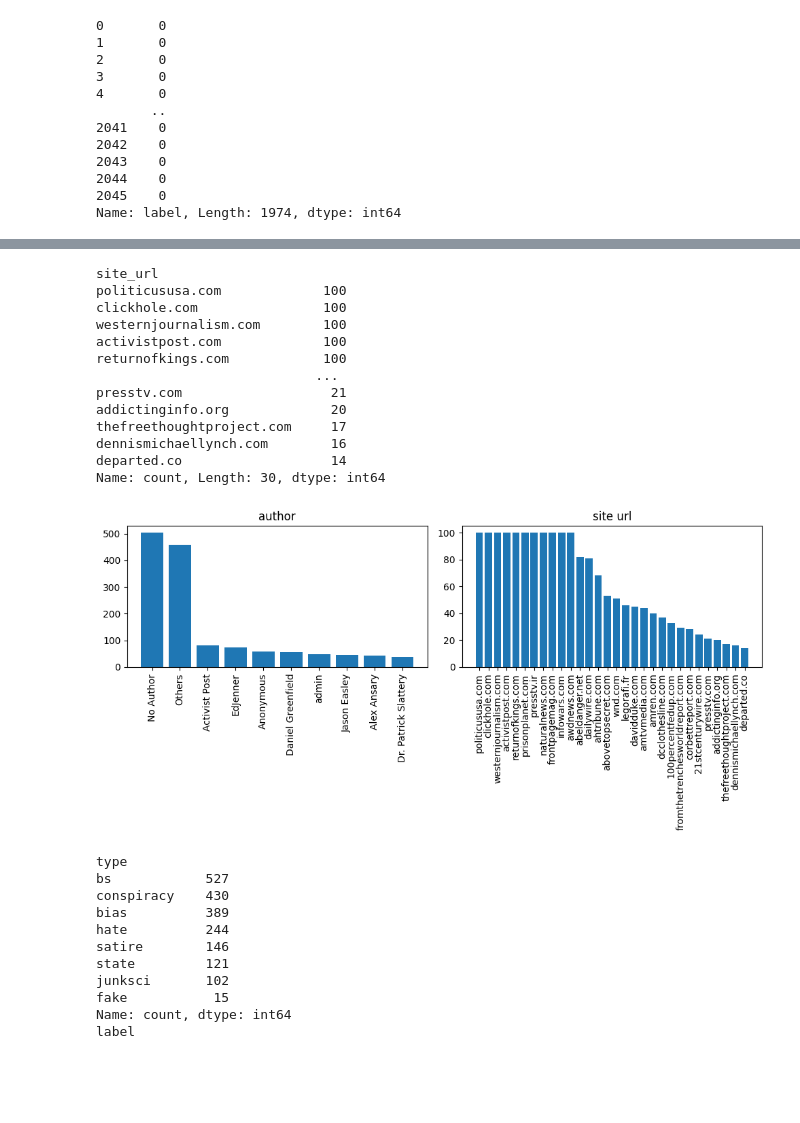
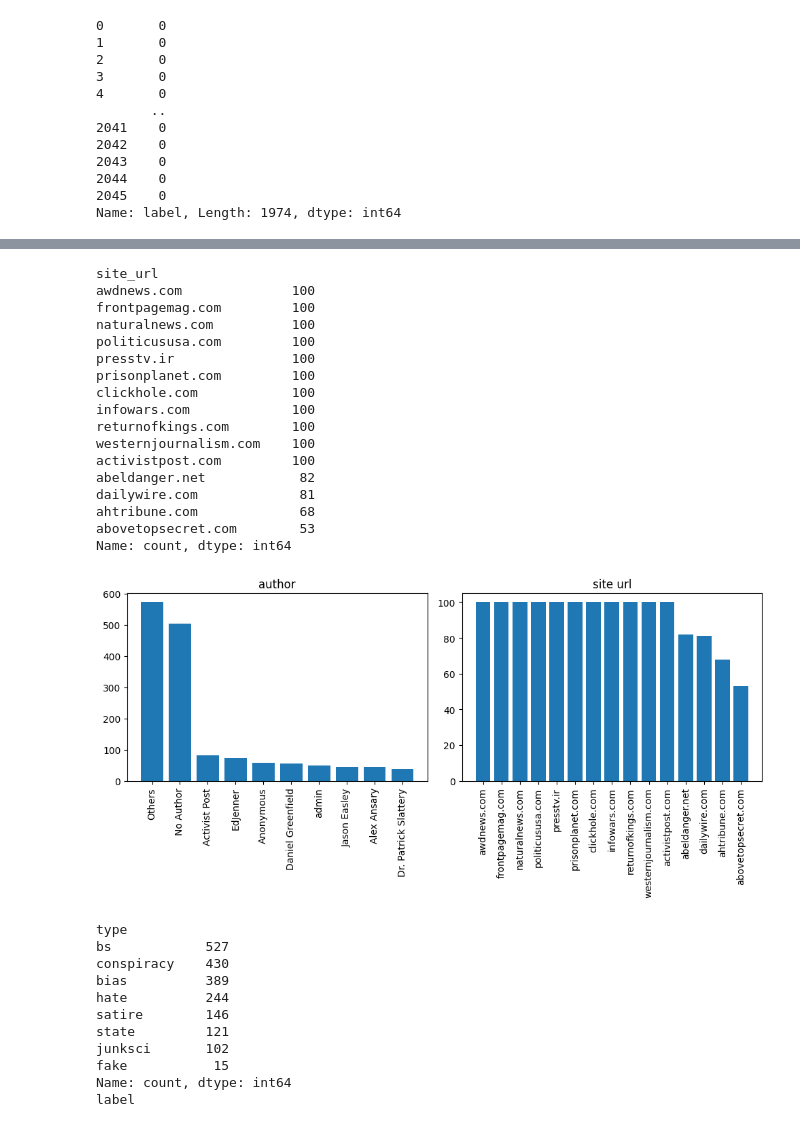
Before and after one commit to pkdc/fake-news-classifier, a Jupyter notebook: notebooks/fake_news.ipynb, the cells around one changed output, grey strips where cells are left out. Drawn from its saved outputs; the diff is of its cells as text; code cells hidden in the pictures; blank space fills up the shorter version.

Commit message:
preprocessed site url col

```diff
--- a/notebooks/fake_news.ipynb
+++ b/notebooks/fake_news.ipynb
@@ -233,7 +208,7 @@ Name: label, Length: 1974, dtype: int64
 author_count = data['author'].value_counts()
 # print(author_count)
 
-author_threshold = author_count.quantile(0.85)
+author_threshold = author_count.quantile(0.9)
 print(author_threshold)
 
 top_authors = author_count[author_count >= author_threshold].index
@@ -258,0 +234,11 @@ Name: count, Length: 90, dtype: int64
+# %%
+# preprocess author column
+url_count = data['site_url'].value_counts()
+# print(url_count)
+
+url_threshold = 5
+top_urls = url_count[url_count >= url_threshold].index
+
+data['site_url'] = data['site_url'].apply(lambda x: x if x in top_urls else 'Others')
+
+print(data['site_url'].value_counts())
@@ -259,37 +259,41 @@ Name: count, Length: 90, dtype: int64
 # %%
 fig, ax = plt.subplots(1,2, figsize=(10,5))
 
 author_count_plot = data['author'].value_counts()[:10]
 ax[0].bar(author_count_plot.index, author_count_plot.values)
 ax[0].set_xticks(range(len(author_count_plot)))
 ax[0].set_xticklabels(author_count_plot.index, rotation=90)
 ax[0].set_title('author')
 
-url_count = data['site_url'].value_counts()[:30]
+url_count = data['site_url'].value_counts()[:15]
 print(url_count)
 ax[1].bar(url_count.index, url_count.values)
 ax[1].set_xticks(range(len(url_count)))
 ax[1].set_xticklabels(url_count.index, rotation=90)
 ax[1].set_title('site url')
 
 plt.tight_layout()
 
 plt.savefig('../figures/author_and_url.jpeg')
 # %% [output]
 site_url
-politicususa.com             100
-clickhole.com                100
-westernjournalism.com        100
-activistpost.com             100
-returnofkings.com            100
-                            ...
-presstv.com                   21
-addictinginfo.org             20
-thefreethoughtproject.com     17
-dennismichaellynch.com        16
-departed.co                   14
-Name: count, Length: 30, dtype: int64
+awdnews.com              100
+frontpagemag.com         100
+naturalnews.com          100
+politicususa.com         100
+presstv.ir               100
+prisonplanet.com         100
+clickhole.com            100
+infowars.com             100
+returnofkings.com        100
+westernjournalism.com    100
+activistpost.com         100
+abeldanger.net            82
+dailywire.com             81
+ahtribune.com             68
+abovetopsecret.com        53
+Name: count, dtype: int64
-[figure, old version]
+[figure, new version]
 # %%
 fig, ax = plt.subplots(1,2, figsize=(10,5))
 
```
Also changed, not shown: parts of 7 cells of this notebook, 1 other file.
